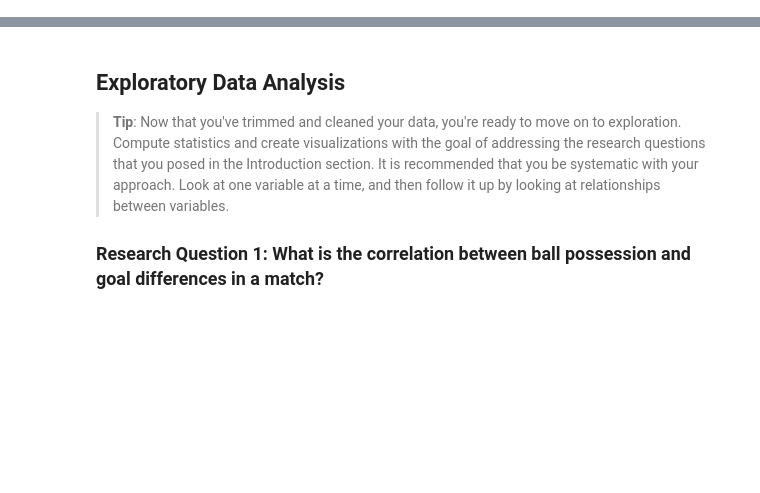
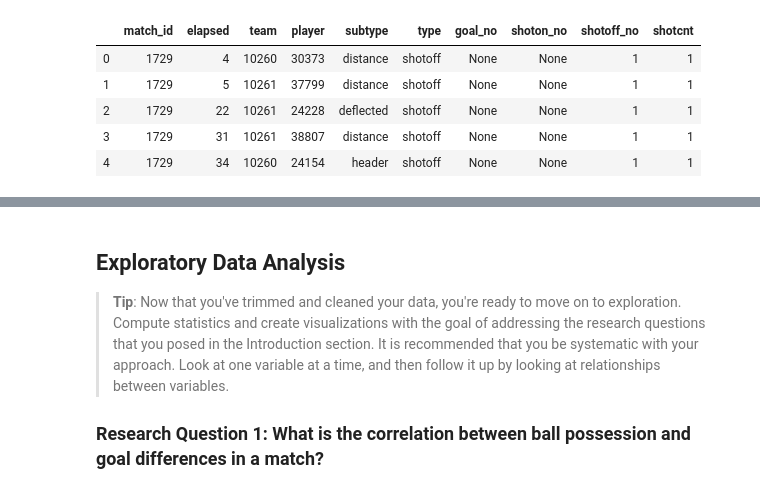
Before and after one commit to normannexo/jupyter_data_science, a Jupyter notebook: Soccer project.ipynb, the cells around one changed output, grey strips where cells are left out. Saved outputs shown, nothing was run; the diff lists cells and outputs as text; code cells hidden in the pictures; blank space fills up the shorter version.

```diff
--- a/Soccer project.ipynb
+++ b/Soccer project.ipynb
@@ -226,0 +254,20 @@ result.groupby('player_name')
+# %%
+# extract shoton data from xml
+rows_on = df_match_raw.apply(lambda x : build_shotlists_from_xml(x['shoton'], x['match_id']), axis=1)
+df_shoton = pd.DataFrame(flatten(rows_on.values.tolist()))
+#extract shotoff data from xml
+rows_off = df_match_raw.apply(lambda x : build_shotlists_from_xml(x['shotoff'], x['match_id']), axis=1)
+df_shotoff = pd.DataFrame(flatten(rows_off.values.tolist()))
+# extract goal data from xml:
+rows_goals = df_match_raw.apply(lambda x : build_shotlists_from_xml(x['goal'], x['match_id']), axis=1)
+df_goal = pd.DataFrame(flatten(rows_goals.values.tolist()))
+# now build a union of the 3 temporary data frames df_shotoff, df_shoton, df_goal
+df_shots = pd.concat([df_shotoff, df_shoton, df_goal])
+df_shots.head()
+# %% [output]
+|  | match_id | elapsed | team | player | subtype | type | goal_no | shoton_no | shotoff_no | shotcnt |
+| 0 | 1729 | 4 | 10260 | 30373 | distance | shotoff | None | None | 1 | 1 |
+| 1 | 1729 | 5 | 10261 | 37799 | distance | shotoff | None | None | 1 | 1 |
+| 2 | 1729 | 22 | 10261 | 24228 | deflected | shotoff | None | None | 1 | 1 |
+| 3 | 1729 | 31 | 10261 | 38807 | distance | shotoff | None | None | 1 | 1 |
+| 4 | 1729 | 34 | 10260 | 24154 | header | shotoff | None | None | 1 | 1 |
```
Also changed, not shown: parts of 42 cells of this notebook.
